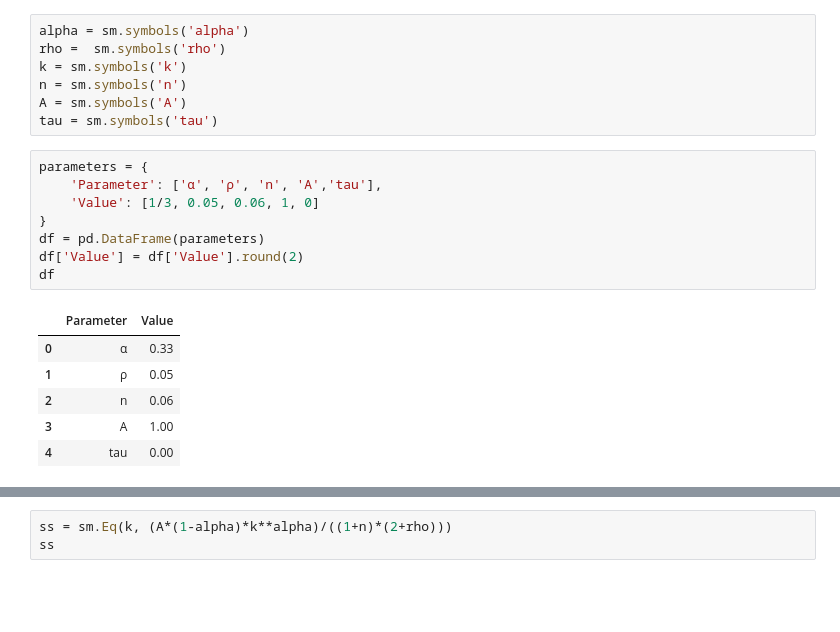
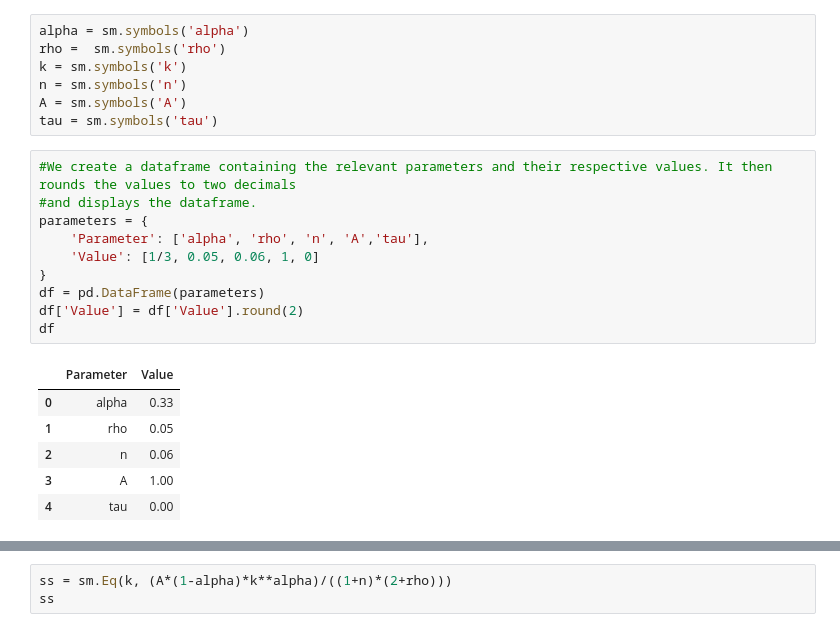
Before and after one commit to NumEconCopenhagen/projects-2024-emil-celine-og-julie, a Jupyter notebook: modelproject/modelproject.ipynb, the cells around one changed output, grey strips where cells are left out. Cells and saved outputs as stored; diff of their text form; blank space fills up the shorter version.

```diff
--- a/modelproject/modelproject.ipynb
+++ b/modelproject/modelproject.ipynb
@@ -148,17 +147,19 @@ n = sm.symbols('n')
 A = sm.symbols('A')
 tau = sm.symbols('tau')
 # %%
+#We create a dataframe containing the relevant parameters and their respective values. It then rounds the values to two decimals
+#and displays the dataframe.
 parameters = {
-    'Parameter': ['α', 'ρ', 'n', 'A','tau'],
+    'Parameter': ['alpha', 'rho', 'n', 'A','tau'],
     'Value': [1/3, 0.05, 0.06, 1, 0]
 }
 df = pd.DataFrame(parameters)
 df['Value'] = df['Value'].round(2)
 df
 # %% [output]
 |  | Parameter | Value |
-| 0 | α | 0.33 |
-| 1 | ρ | 0.05 |
+| 0 | alpha | 0.33 |
+| 1 | rho | 0.05 |
 | 2 | n | 0.06 |
 | 3 | A | 1.00 |
 | 4 | tau | 0.00 |
```
Also changed, not shown: parts of 23 cells of this notebook, 1 other file.
